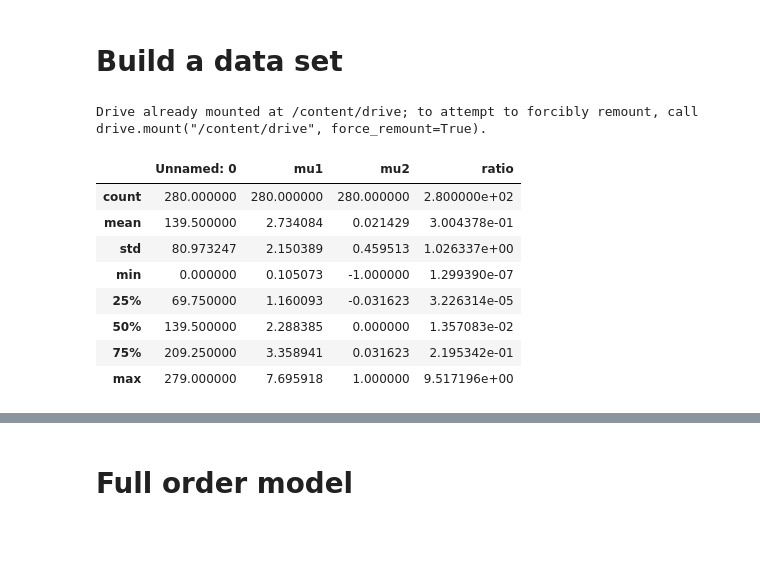
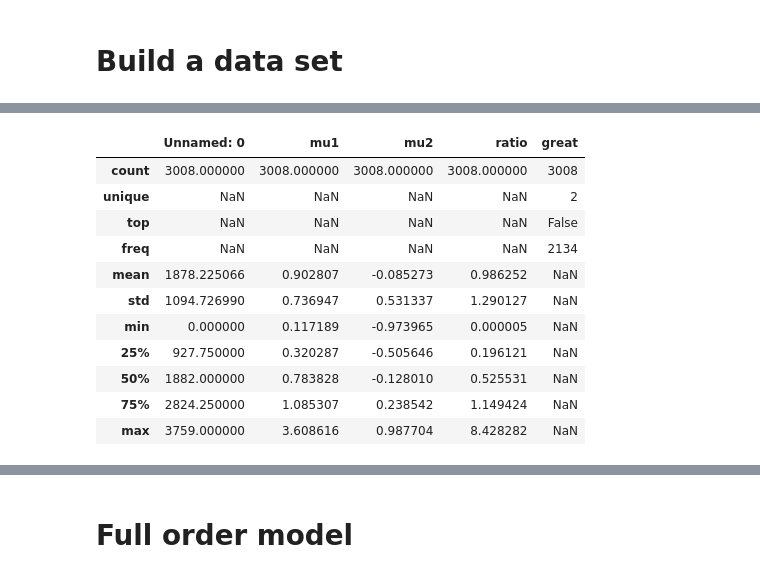
Before and after one commit to gioanateora/Project_MOR, a Jupyter notebook: Projects_solution.ipynb, the cells around one changed output, grey strips where cells are left out. Drawn from its saved outputs; the diff is of its cells as text; code cells hidden in the pictures; blank space fills up the shorter version.

Commit message:
update project: alternative based on linspace - fem computing in an efficient way - add: some statistics

```diff
--- a/Projects_solution.ipynb
+++ b/Projects_solution.ipynb
@@ -54,50 +101,5 @@ Compare the results with standard ROM based on Greedy approach, both in terms of
 # %% [markdown]
 # Build a data set
-# %%
-from google.colab import files
-import numpy as np
-import pandas as pd
-
-# Define mu1, mu2
-# np.random.seed(2)
-
-# n_mu2 = 5
-
-# mu2 = np.concatenate((np.array([-0.6, -0.1, 0.3, 0.7]), np.flip(-np.logspace(-6, 0., num=n_mu2)), np.logspace(-6, 0., num=n_mu2)), axis = 0)
-
-# mu1 = np.random.exponential(scale=4.0, size=(20))
-#mu1 = mu1[(mu1 >= 0.1)]
-#mu1 = mu1[(mu1 <= 10)]
-#n_mu1 = len(mu1)
-#n_mu2 = len(mu2)
-
-#xv, yv = np.meshgrid(mu1, mu2)
-#xv = xv.reshape((xv.shape[0] * xv.shape[1] ))
-#yv = yv.reshape((yv.shape[0] * yv.shape[1] ))
-
-#df = pd.DataFrame(dict(mu1=xv,mu2=yv,ratio=abs(yv/xv)))
-
-
-#df.to_csv("data.csv",sep = ';', header=True)
-
-#files.download('./data.csv')
-
-from google.colab import drive
-drive.mount('/content/drive')
-
-df = pd.read_csv('/content/drive/MyDrive/Colab Notebooks/Projects/data.csv', sep=';')
-df.describe()
-# %% [output]
-Drive already mounted at /content/drive; to attempt to forcibly remount, call drive.mount("/content/drive", force_remount=True).
-|  | Unnamed: 0 | mu1 | mu2 | ratio |
-| count | 280.000000 | 280.000000 | 280.000000 | 2.800000e+02 |
-| mean | 139.500000 | 2.734084 | 0.021429 | 3.004378e-01 |
-| std | 80.973247 | 2.150389 | 0.459513 | 1.026337e+00 |
-| min | 0.000000 | 0.105073 | -1.000000 | 1.299390e-07 |
-| 25% | 69.750000 | 1.160093 | -0.031623 | 3.226314e-05 |
-| 50% | 139.500000 | 2.288385 | 0.000000 | 1.357083e-02 |
-| 75% | 209.250000 | 3.358941 | 0.031623 | 2.195342e-01 |
-| max | 279.000000 | 7.695918 | 1.000000 | 9.517196e+00 |
 # %%
 # x and y given as array_like objects
 import plotly.express as px
@@ -144,3 +146,20 @@ fig.show()
 [interactive output not drawn]
 [interactive output not drawn]
 [interactive output not drawn]
+# %%
+train=df.sample(frac=0.8,random_state=200)
+test=df.drop(train.index)
+train.describe(include='all')
+# %% [output]
+|  | Unnamed: 0 | mu1 | mu2 | ratio | great |
+| count | 3008.000000 | 3008.000000 | 3008.000000 | 3008.000000 | 3008 |
+| unique | NaN | NaN | NaN | NaN | 2 |
+| top | NaN | NaN | NaN | NaN | False |
+| freq | NaN | NaN | NaN | NaN | 2134 |
+| mean | 1878.225066 | 0.902807 | -0.085273 | 0.986252 | NaN |
+| std | 1094.726990 | 0.736947 | 0.531337 | 1.290127 | NaN |
+| min | 0.000000 | 0.117189 | -0.973965 | 0.000005 | NaN |
+| 25% | 927.750000 | 0.320287 | -0.505646 | 0.196121 | NaN |
+| 50% | 1882.000000 | 0.783828 | -0.128010 | 0.525531 | NaN |
+| 75% | 2824.250000 | 1.085307 | 0.238542 | 1.149424 | NaN |
+| max | 3759.000000 | 3.608616 | 0.987704 | 8.428282 | NaN |
```
Also changed, not shown: parts of 24 cells of this notebook.
